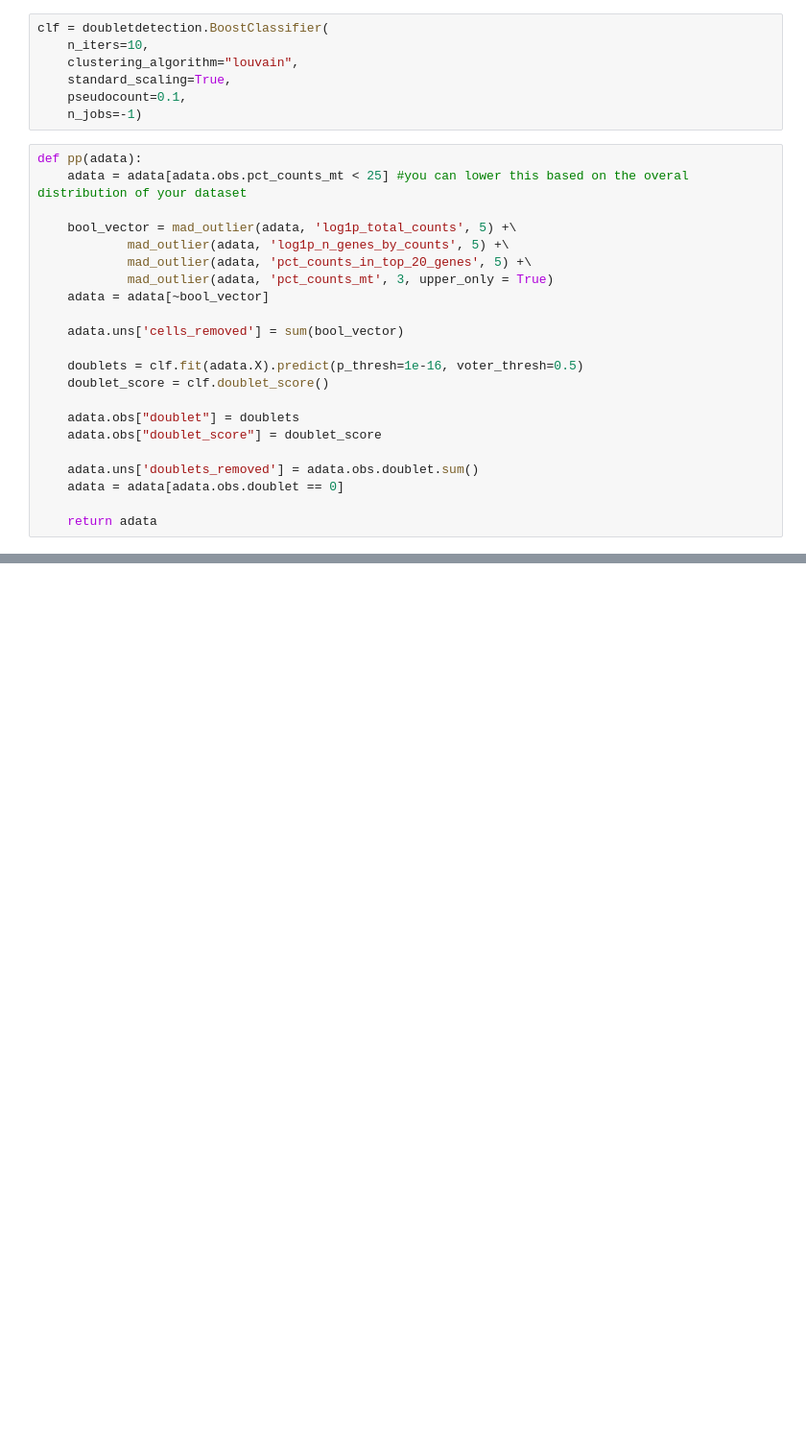
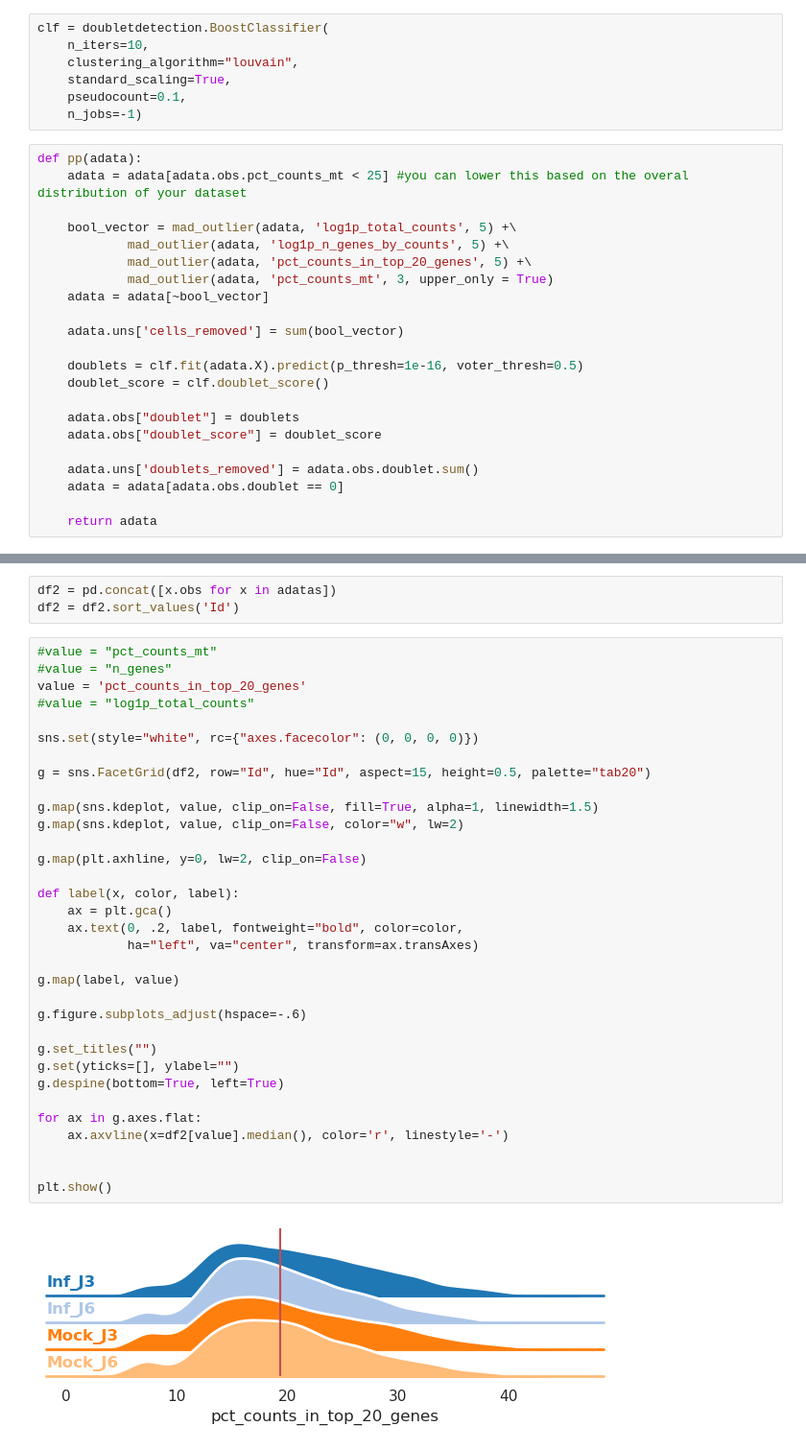
Before and after one commit to Yohan-b976/Transcriptomic-and-proteomic-sc-analysis, a Jupyter notebook: scRNA_preprocessing.ipynb, the cells around one changed output, grey strips where cells are left out. Shown at 96% size. Saved outputs shown, nothing was run; the diff lists cells and outputs as text; blank space fills up the shorter version.

```diff
--- a/scRNA_preprocessing.ipynb
+++ b/scRNA_preprocessing.ipynb
@@ -331,0 +349,38 @@ for adata in adatas:
+# %%
+df2 = pd.concat([x.obs for x in adatas])
+df2 = df2.sort_values('Id')
+# %%
+#value = "pct_counts_mt"
+#value = "n_genes"
+value = 'pct_counts_in_top_20_genes'
+#value = "log1p_total_counts"
+
+sns.set(style="white", rc={"axes.facecolor": (0, 0, 0, 0)})
+
+g = sns.FacetGrid(df2, row="Id", hue="Id", aspect=15, height=0.5, palette="tab20")
+
+g.map(sns.kdeplot, value, clip_on=False, fill=True, alpha=1, linewidth=1.5)
+g.map(sns.kdeplot, value, clip_on=False, color="w", lw=2)
+
+g.map(plt.axhline, y=0, lw=2, clip_on=False)
+
+def label(x, color, label):
+    ax = plt.gca()
+    ax.text(0, .2, label, fontweight="bold", color=color,
+            ha="left", va="center", transform=ax.transAxes)
+
+g.map(label, value)
+
+g.figure.subplots_adjust(hspace=-.6)
+
+g.set_titles("")
+g.set(yticks=[], ylabel="")
+g.despine(bottom=True, left=True)
+
+for ax in g.axes.flat:
+    ax.axvline(x=df2[value].median(), color='r', linestyle='-')
+
+
+plt.show()
+# %% [output]
+[figure, added]
```
Also changed, not shown: parts of 12 cells of this notebook.
